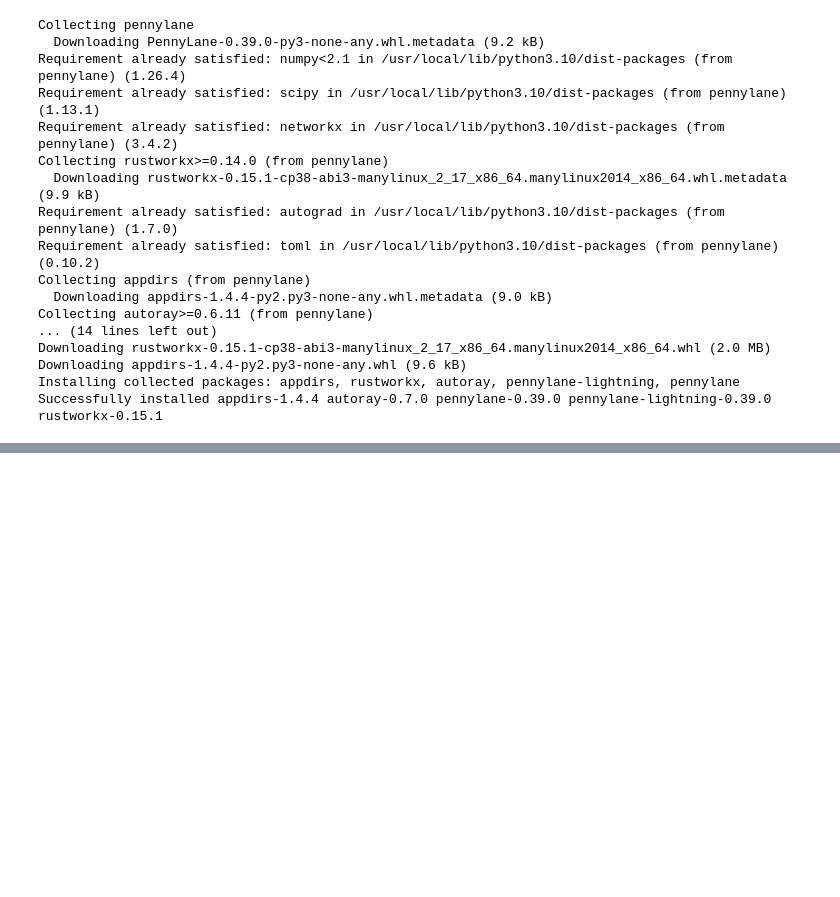
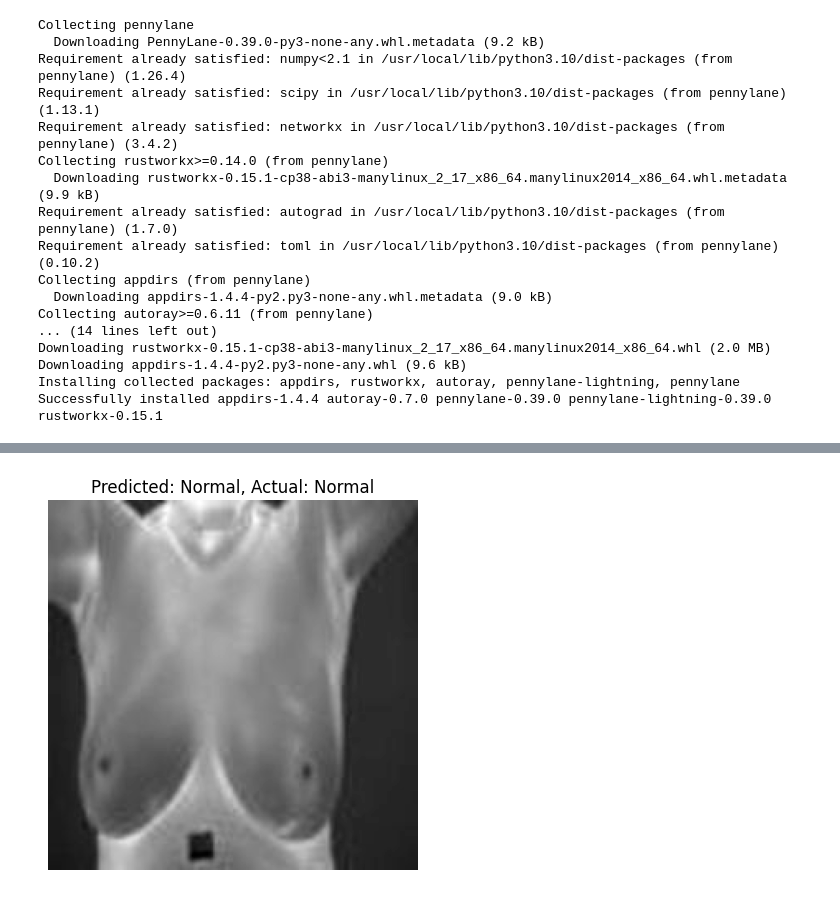
Before and after one commit to rm-rf-humans/QNN, a Jupyter notebook: H_QNNs.ipynb, the cells around one changed output, grey strips where cells are left out. Saved outputs shown, nothing was run; the diff lists cells and outputs as text; code cells hidden in the pictures; blank space fills up the shorter version.

```diff
--- a/H_QNNs.ipynb
+++ b/H_QNNs.ipynb
@@ -106,0 +90,2 @@ show_samples(train_dataset)
+# %%
+train_loader, val_loader, test_loader = create_dataloaders(train_paths, val_paths, test_paths, transform)
@@ -301,0 +438,36 @@ test_single_image(model, val_dataset, test_index)
+# %%
+
+n_epochs = 30
+
+for epoch in range(n_epochs):
+    model.train()
+    for batch_idx, (data, target) in enumerate(train_loader):
+        data, target = data.to(device), target.to(device)
+        optimizer.zero_grad()
+        output = model(data)
+        loss = criterion(output, target)
+        loss.backward()
+        optimizer.step()
+
+        if batch_idx % 10 == 0:
+            print(f"Epoch {epoch+1}/{n_epochs}, Batch {batch_idx}, Loss: {loss.item():.4f}")
+
+    model.eval()
+    val_loss = 0.0
+    correct = 0
+    total = 0
+
+    with torch.no_grad():
+        for val_data, val_target in val_loader:
+            val_data, val_target = val_data.to(device), val_target.to(device)
+            val_output = model(val_data)
+            val_loss += criterion(val_output, val_target).item()
+            _, predicted = torch.max(val_output.data, 1)
+            total += val_target.size(0)
+            correct += (predicted == val_target).sum().item()
+
+    val_loss /= len(val_loader)
+    val_accuracy = correct / total
+    print(f"Validation Loss: {val_loss:.4f}, Validation Accuracy: {val_accuracy:.4f}")
+
+print("Training complete.")
@@ -302,3 +514,11 @@ test_single_image(model, val_dataset, test_index)
+# %%
+val_dataset_new = MedicalImageDataset(
+    os.path.join(data_dir, 'val'),  # data_dir was set to "output"
+    transform=val_test_transform
+)
+test_single_image(model, val_dataset_new, test_index)  # Use the new val_dataset
+# %% [output]
+[figure, added]
 # %%
 import torch
 import torch.nn as nn
```
Also changed, not shown: parts of 16 cells of this notebook.
